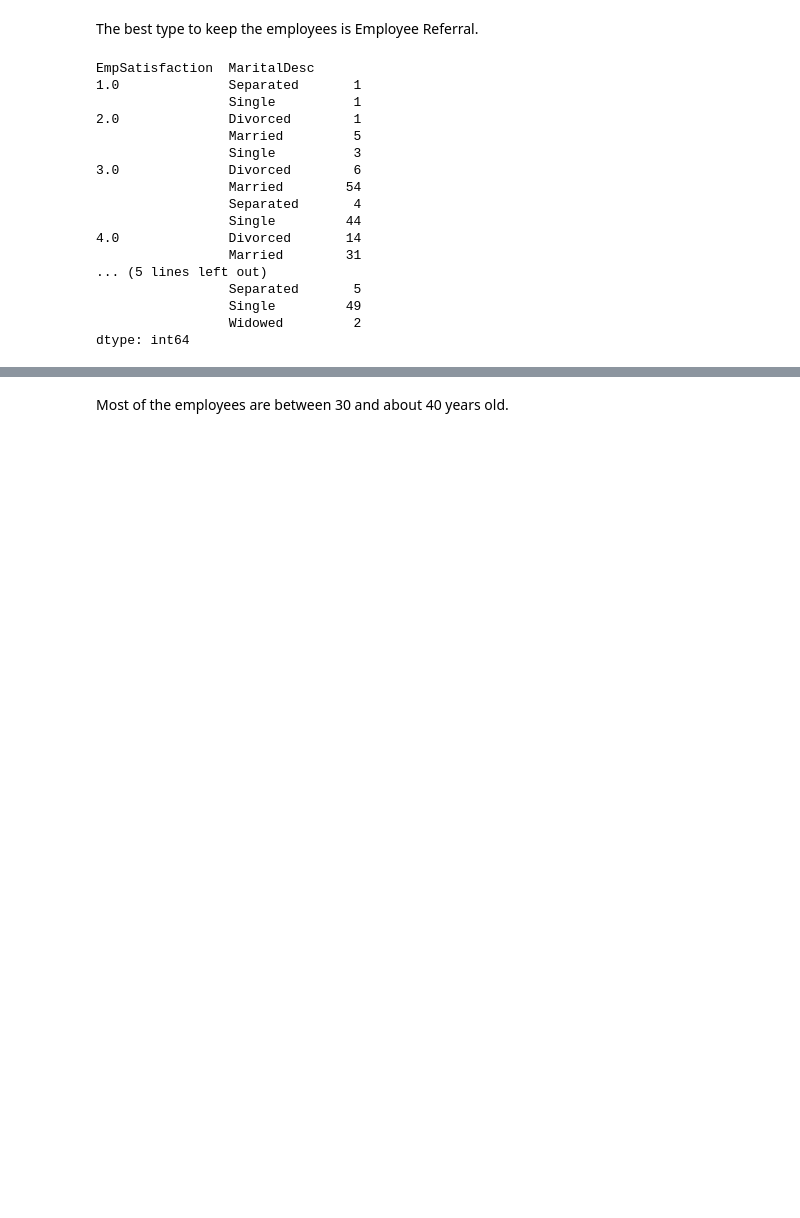
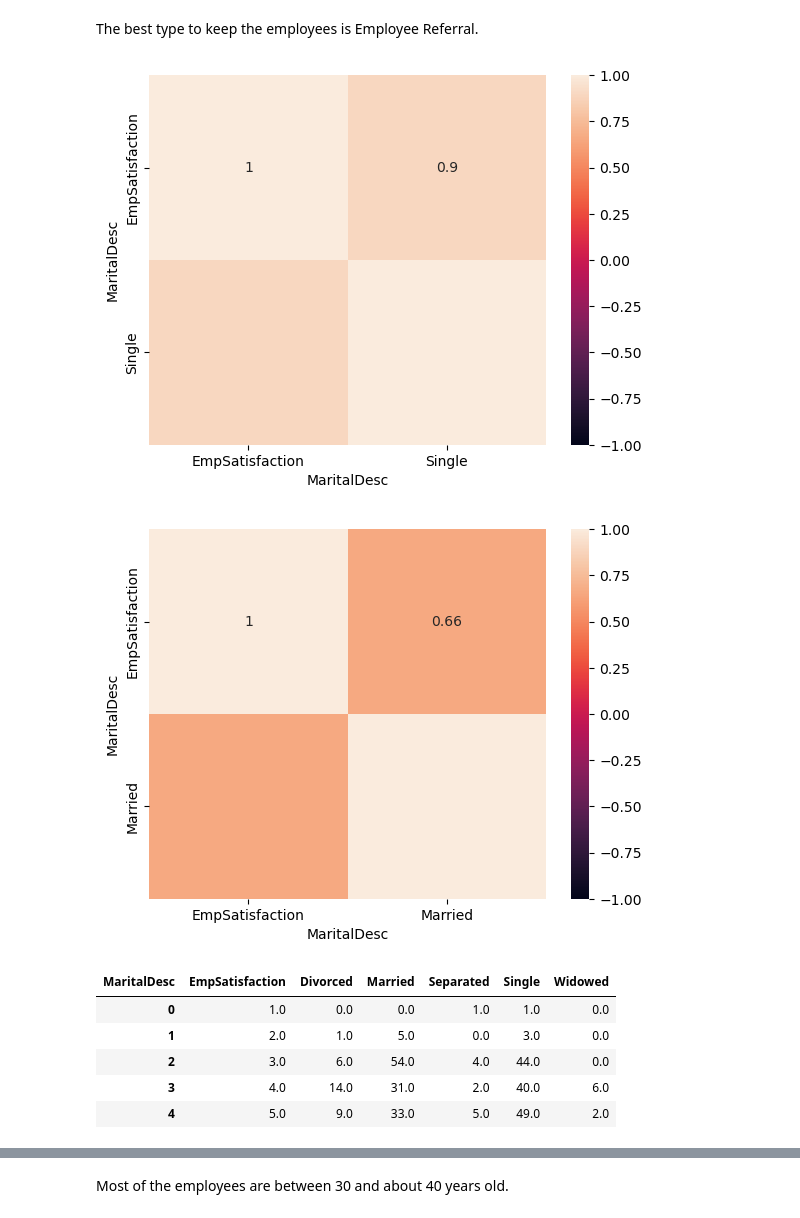
Before and after one commit to DamMroz/program_9_2, a Jupyter notebook: task_9_2.ipynb, the cells around one changed output, grey strips where cells are left out. Saved outputs shown, nothing was run; the diff lists cells and outputs as text; code cells hidden in the pictures; blank space fills up the shorter version.

```diff
--- a/task_9_2.ipynb
+++ b/task_9_2.ipynb
@@ -72,24 +74,21 @@ f"{df.groupby(['RecruitmentSource']).size().idxmax()} {df.groupby(['RecruitmentS
 The best type to keep the employees is Employee Referral.
 # %%
 df_new = pd.read_csv('HRDataset.csv')
-df_satisfied=df_new[['EmpSatisfaction','MaritalDesc']]
-df_satisfied.groupby(["EmpSatisfaction","MaritalDesc"]).size()
+df_clean=df_new[["EmpSatisfaction","MaritalDesc"]].dropna()
+df_clean=df_new.pivot_table(index=df_clean['EmpSatisfaction'],columns=df_clean['MaritalDesc'],values='EmpSatisfaction',aggfunc='count').fillna(0)
+df_clean=df_clean.reset_index()
+sns.heatmap(df_clean[['EmpSatisfaction', 'Single']].corr(), vmin=-1, vmax=1, annot=True)
+plt.show()
+sns.heatmap(df_clean[['EmpSatisfaction', 'Married']].corr(), vmin=-1, vmax=1, annot=True)
+plt.show()
+df_clean
 # %% [output]
-EmpSatisfaction  MaritalDesc
-1.0              Separated       1
-                 Single          1
-2.0              Divorced        1
-                 Married         5
-                 Single          3
-3.0              Divorced        6
-                 Married        54
-                 Separated       4
-                 Single         44
-4.0              Divorced       14
-                 Married        31
-... (5 lines left out)
-                 Separated       5
-                 Single         49
-                 Widowed         2
-dtype: int64
+[figure, added]
+[figure, added]
+| MaritalDesc | EmpSatisfaction | Divorced | Married | Separated | Single | Widowed |
+| 0 | 1.0 | 0.0 | 0.0 | 1.0 | 1.0 | 0.0 |
+| 1 | 2.0 | 1.0 | 5.0 | 0.0 | 3.0 | 0.0 |
+| 2 | 3.0 | 6.0 | 54.0 | 4.0 | 44.0 | 0.0 |
+| 3 | 4.0 | 14.0 | 31.0 | 2.0 | 40.0 | 6.0 |
+| 4 | 5.0 | 9.0 | 33.0 | 5.0 | 49.0 | 2.0 |
 # %% [markdown]
```
Also changed, not shown: parts of 6 cells of this notebook.
